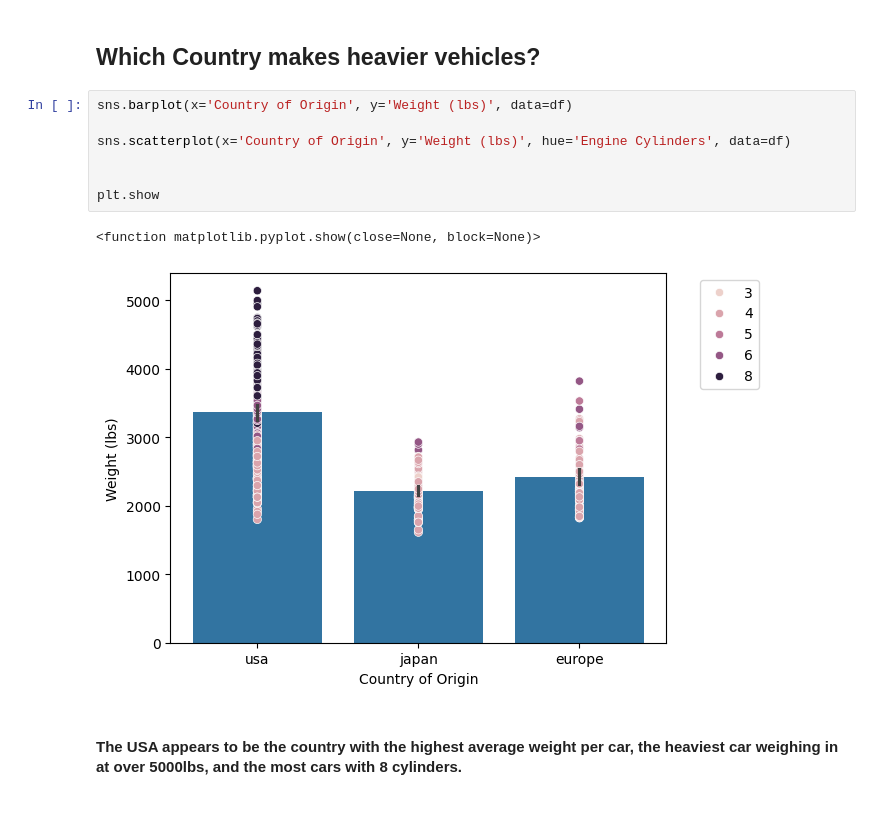
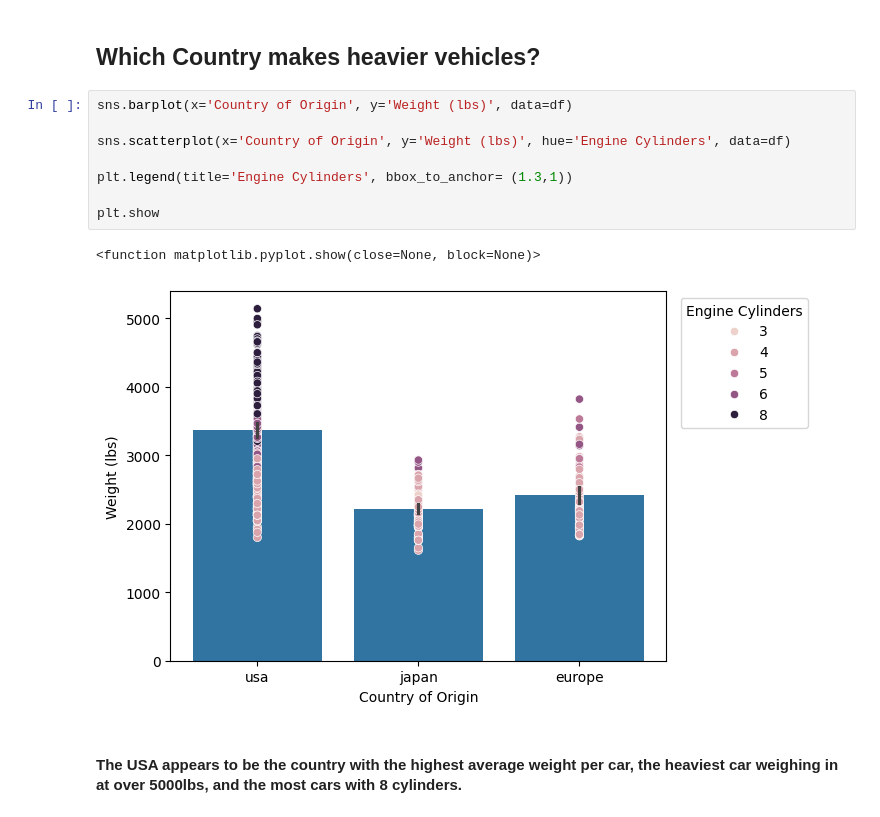
Before and after one commit to K-Bromley/datafun-06-eda, a Jupyter notebook: kellybromley_eda.ipynb, the cells around one changed output. Cells and saved outputs as stored; diff of their text form.

Commit message:
Fixing legend on bar plot

```diff
--- a/kellybromley_eda.ipynb
+++ b/kellybromley_eda.ipynb
@@ -147,12 +147,13 @@ plt.show()
 # %%
 sns.barplot(x='Country of Origin', y='Weight (lbs)', data=df)
 
 sns.scatterplot(x='Country of Origin', y='Weight (lbs)', hue='Engine Cylinders', data=df)
 
+plt.legend(title='Engine Cylinders', bbox_to_anchor= (1.3,1))
 
 plt.show
 # %% [output]
 <function matplotlib.pyplot.show(close=None, block=None)>
-[figure, old version]
+[figure, new version]
 # %% [markdown]
 #### The USA appears to be the country with the highest average weight per car, the heaviest car weighing in at over 5000lbs, and the most cars with 8 cylinders.
```
